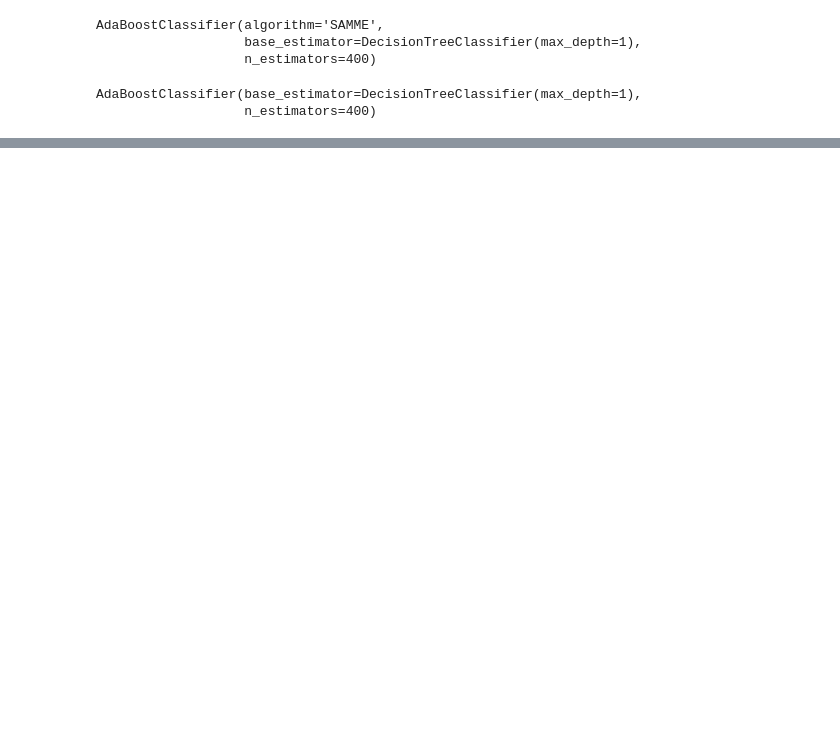
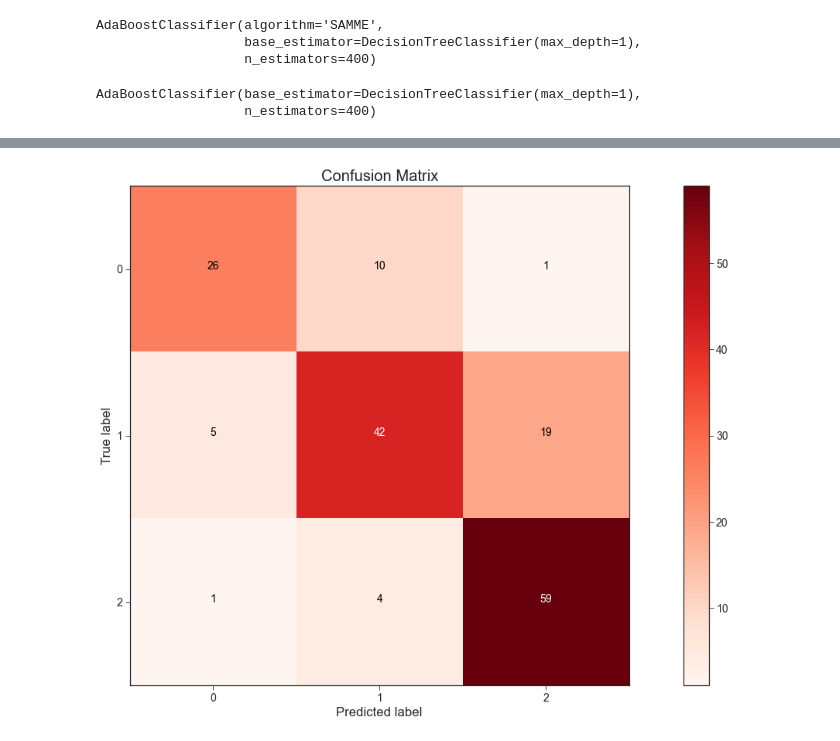
Before and after one commit to yngtodd/eleven, a Jupyter notebook: examples/notebooks/module_05_01_classification.ipynb, the cells around one changed output, grey strips where cells are left out. Saved outputs shown, nothing was run; the diff lists cells and outputs as text; code cells hidden in the pictures; blank space fills up the shorter version.

```diff
--- a/examples/notebooks/module_05_01_classification.ipynb
+++ b/examples/notebooks/module_05_01_classification.ipynb
@@ -330,0 +392,4 @@ leg.get_frame().set_alpha(0.7)
+# %%
+plot_confusion_matrix(ada_real_confusion, classes)
+# %% [output]
+[figure, added]
```
Also changed, not shown: parts of 12 cells of this notebook, 1 other file.
